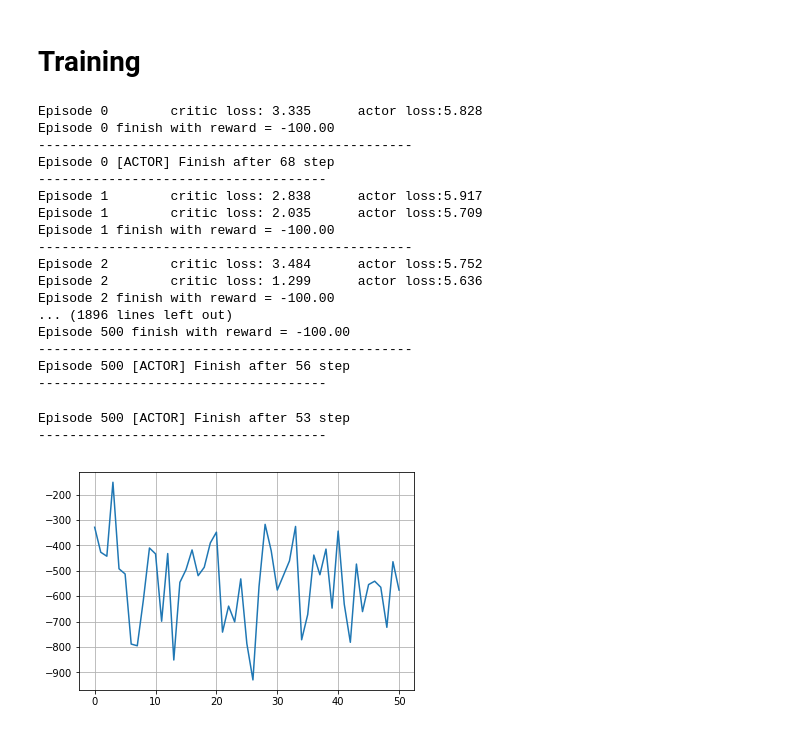
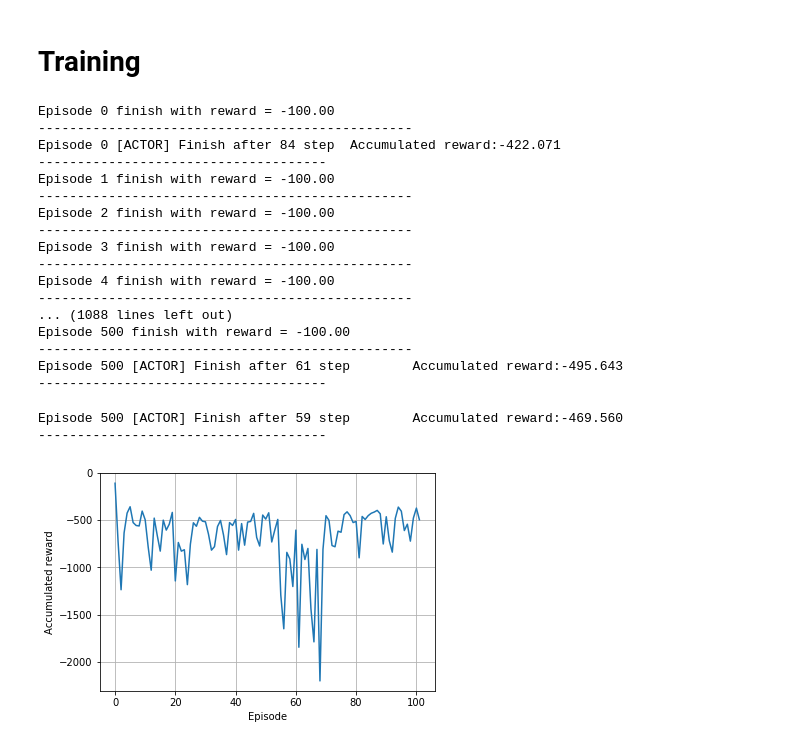
Before and after one commit to quan-dao/RL-wind-up, a Jupyter notebook: DDPG.ipynb, the cells around one changed output. Saved outputs shown, nothing was run; the diff lists cells and outputs as text; code cells hidden in the pictures.

```diff
--- a/DDPG.ipynb
+++ b/DDPG.ipynb
@@ -78,10 +79,10 @@ class Actor(nn.Module):
 # %%
 class DDPG(object):
     def __init__(self, state_dim, action_dim, sup_action, memory_capacity, batch_size,
-                 gamma=0.99, critic_lr=1e-2, actor_lr=1e-3, polyak=0.999):
+                 gamma=0.99, critic_lr=1e-2, actor_lr=1e-4, polyak=0.999):
         # critic
         self.critic = Critic(state_dim, action_dim).to(device)
-        self.critic_optimizer = optim.Adam(self.critic.parameters(), lr=critic_lr)
+        self.critic_optimizer = optim.Adam(self.critic.parameters(), weight_decay=1e-2)
 
         self.critic_target = Critic(state_dim, action_dim).to(device)
         self.critic_target.load_state_dict(self.critic.state_dict())
@@ -126,7 +127,7 @@ class DDPG(object):
     #         print("mask_nonFinal_next_states:\n", mask_nonFinal_next_states)
             next_state_act_val[mask_nonFinal_next_states] = self.critic_target(nonFinal_next_states,
                                                                             self.actor_target(nonFinal_next_states))
-            td_target = reward_batch + self.GAMMA * next_state_act_val
+            td_target = reward_batch + self.GAMMA * next_state_act_val.detach()
 
             critic_loss = F.mse_loss(self.critic(states_batch, actions_batch), td_target)  # MS of td_error
             avg_critic_loss += critic_loss.item()
@@ -138,7 +139,7 @@ class DDPG(object):
 
             # Update actor
             actor_loss = -self.critic(states_batch, self.actor(states_batch)).mean()
-            avg_actor_loss += actor_loss
+            avg_actor_loss += actor_loss.item()
 
             self.actor_optimizer.zero_grad()
             actor_loss.backward()
@@ -172,7 +173,7 @@ def checkout_actor(render=False):
     state = to_tensor(state)
     accu_reward = 0
     for step in count():
-        action = agent.actor(state)
+        action = agent.actor(state).detach()
 
         _act = action.cpu()
         next_state, reward, done, _ = env.step(_act.data.numpy().flatten())
@@ -182,7 +183,7 @@ def checkout_actor(render=False):
         if render:
             env.render()
         if done:
-            print("Episode %d [ACTOR] Finish after %d step" % (i_episode, step+1))
+            print("Episode %d [ACTOR] Finish after %d step\tAccumulated reward:%.3f" % (i_episode, step+1, accu_reward))
             print("-------------------------------------")
             break
         # Move on
@@ -200,7 +201,7 @@ state_dim = env.observation_space.shape[0]
 action_dim = env.action_space.shape[0]
 sup_action = torch.Tensor(env.action_space.high).to(device)
 
-memory_capacity = 10000
+memory_capacity = 3000
 batch_size = 64
 
 agent = DDPG(state_dim, action_dim, sup_action, memory_capacity, batch_size)
@@ -208,10 +209,12 @@ agent = DDPG(state_dim, action_dim, sup_action, memory_capacity, batch_size)
 actor_accumulated_reward = []
 # %%
 max_episode = 501
-max_random_action_steps = 0#1000
+max_random_action_steps = 1000
 random_action_steps = 0
 
 flag_collecting_exp = 0
+
+std_dev = 0.25 * np.max(env.action_space.high - env.action_space.low)
 
 for i_episode in range(max_episode):
     state = env.reset()
@@ -225,9 +228,9 @@ for i_episode in range(max_episode):
             action = agent.select_action(state)
 
         # take action & observe next state & reward
-        _act = action.cpu()
-        _act = (_act.data.numpy().flatten() + np.random.normal(0, 20., size=action_dim)).clip(env.action_space.low,
-                                                                                             env.action_space.high)
+        _act = action.cpu().data.numpy().flatten()
+        _act = np.random.normal(_act, 0.075).clip(env.action_space.low, env.action_space.high)
+
         next_state, reward, done, _ = env.step(_act)
         next_state = to_tensor(next_state)
         reward = to_tensor(np.array([reward]))
@@ -249,9 +252,9 @@ for i_episode in range(max_episode):
 
         # if enough experiences for update
         avg_critic_loss, avg_actor_loss = agent.train(iteration=5)
-        if step % 100 == 0:
-            print("Episode %d \t critic loss: %.3f \t actor loss:%.3f" % (i_episode, avg_critic_loss,
-                                                                          avg_actor_loss))
+#         if step % 100 == 0:
+#             print("Episode %d \t critic loss: %.3f \t actor loss:%.3f" % (i_episode, avg_critic_loss,
+#                                                                           avg_actor_loss))
 
         if done:
             _rew = reward.cpu()
@@ -265,22 +268,22 @@ for i_episode in range(max_episode):
     if i_episode % 10 == 0:
         actor_accumulated_reward.append(checkout_actor())
 # %% [output]
-Episode 0        critic loss: 3.335      actor loss:5.828
 Episode 0 finish with reward = -100.00
 ------------------------------------------------
-Episode 0 [ACTOR] Finish after 68 step
+Episode 0 [ACTOR] Finish after 84 step  Accumulated reward:-422.071
 -------------------------------------
-Episode 1        critic loss: 2.838      actor loss:5.917
-Episode 1        critic loss: 2.035      actor loss:5.709
 Episode 1 finish with reward = -100.00
 ------------------------------------------------
-Episode 2        critic loss: 3.484      actor loss:5.752
-Episode 2        critic loss: 1.299      actor loss:5.636
 Episode 2 finish with reward = -100.00
-... (1896 lines left out)
+------------------------------------------------
+Episode 3 finish with reward = -100.00
+------------------------------------------------
+Episode 4 finish with reward = -100.00
+------------------------------------------------
+... (1088 lines left out)
 Episode 500 finish with reward = -100.00
 ------------------------------------------------
-Episode 500 [ACTOR] Finish after 56 step
+Episode 500 [ACTOR] Finish after 61 step        Accumulated reward:-495.643
 -------------------------------------
 # %%
 checkout_actor(True)
@@ -288,14 +291,14 @@ checkout_actor(True)
 time.sleep(1)
 env.close()
 # %% [output]
-Episode 500 [ACTOR] Finish after 53 step
+Episode 500 [ACTOR] Finish after 59 step        Accumulated reward:-469.560
 -------------------------------------
 # %%
-import matplotlib.pyplot as plt
-
 plt.figure(1)
 plt.plot(actor_accumulated_reward)
+plt.ylabel("Accumulated reward")
+plt.xlabel("Episode")
 plt.grid()
 plt.show()
 # %% [output]
-[figure, old version]
+[figure, new version]
```
Also changed, not shown: parts of 15 cells of this notebook.
